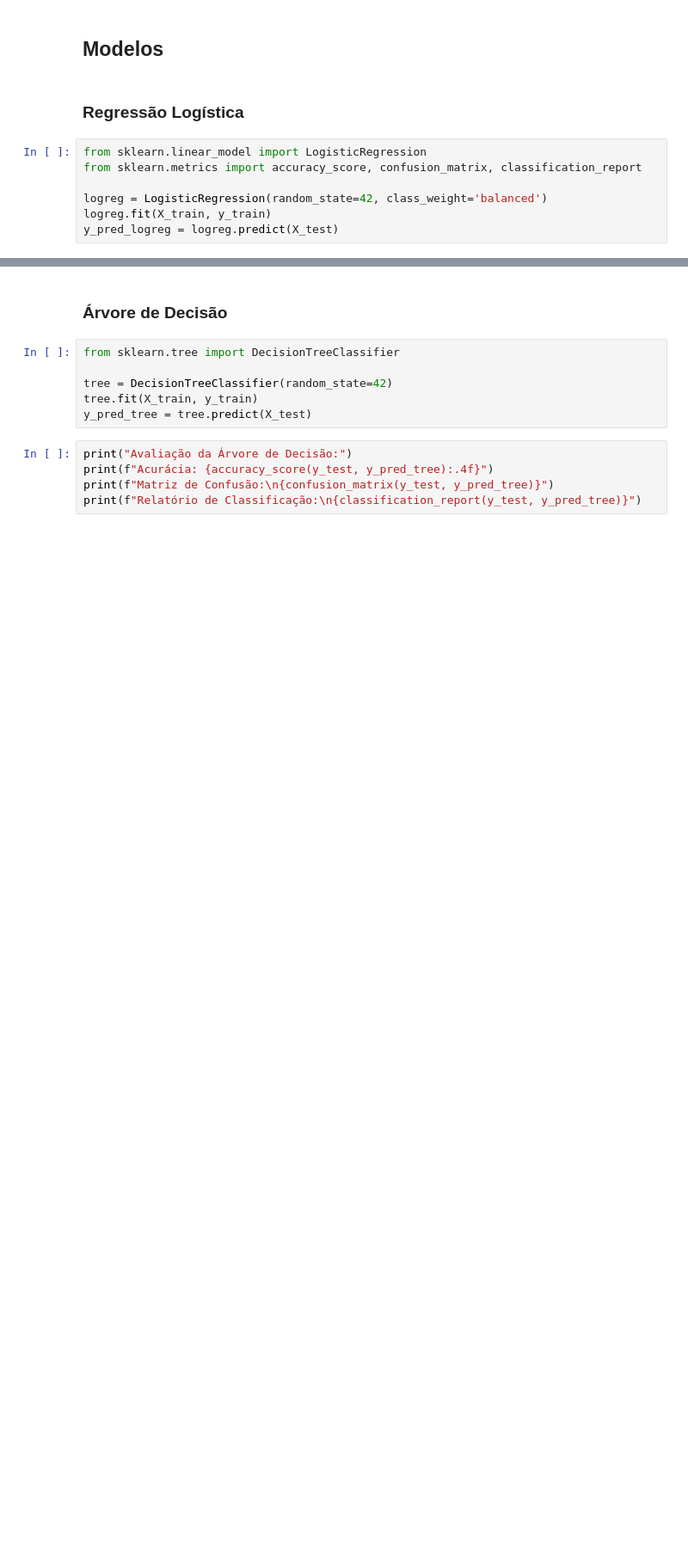
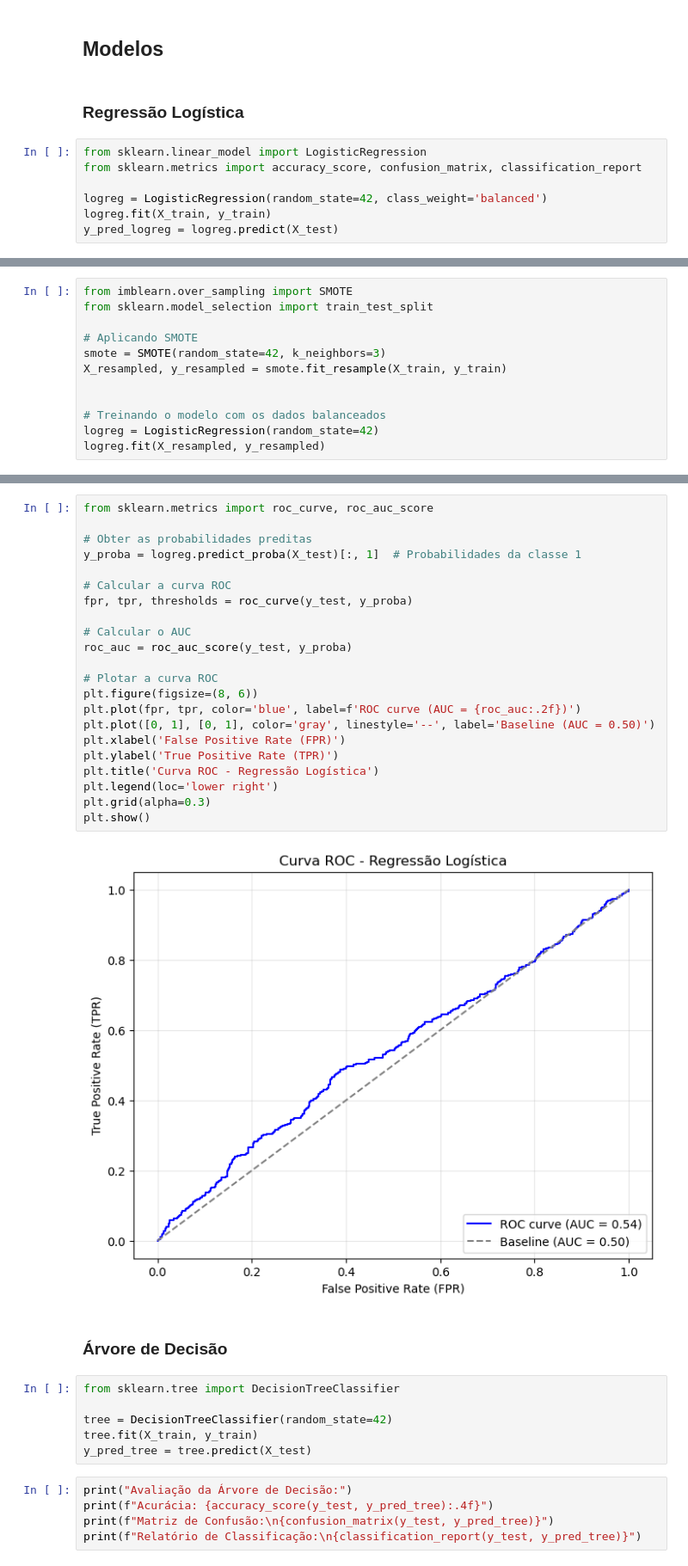
Before and after one commit to stellasposito/credit, a Jupyter notebook: credit.ipynb, the cells around one changed output, grey strips where cells are left out. Shown at 86% size. Drawn from its saved outputs; the diff is of its cells as text; blank space fills up the shorter version.

```diff
--- a/credit.ipynb
+++ b/credit.ipynb
@@ -582,0 +578,12 @@ weighted avg       0.61      0.53      0.56      1380
+# %%
+from imblearn.over_sampling import SMOTE
+from sklearn.model_selection import train_test_split
+
+# Aplicando SMOTE
+smote = SMOTE(random_state=42, k_neighbors=3)
+X_resampled, y_resampled = smote.fit_resample(X_train, y_train)
+
+
+# Treinando o modelo com os dados balanceados
+logreg = LogisticRegression(random_state=42)
+logreg.fit(X_resampled, y_resampled)
@@ -583,3 +619,27 @@ weighted avg       0.61      0.53      0.56      1380
+# %%
+from sklearn.metrics import roc_curve, roc_auc_score
+
+# Obter as probabilidades preditas
+y_proba = logreg.predict_proba(X_test)[:, 1]  # Probabilidades da classe 1
+
+# Calcular a curva ROC
+fpr, tpr, thresholds = roc_curve(y_test, y_proba)
+
+# Calcular o AUC
+roc_auc = roc_auc_score(y_test, y_proba)
+
+# Plotar a curva ROC
+plt.figure(figsize=(8, 6))
+plt.plot(fpr, tpr, color='blue', label=f'ROC curve (AUC = {roc_auc:.2f})')
+plt.plot([0, 1], [0, 1], color='gray', linestyle='--', label='Baseline (AUC = 0.50)')
+plt.xlabel('False Positive Rate (FPR)')
+plt.ylabel('True Positive Rate (TPR)')
+plt.title('Curva ROC - Regressão Logística')
+plt.legend(loc='lower right')
+plt.grid(alpha=0.3)
+plt.show()
+# %% [output]
+[figure, added]
 # %% [markdown]
 ### Árvore de Decisão
 # %%
```
Also changed, not shown: parts of 24 cells of this notebook.
